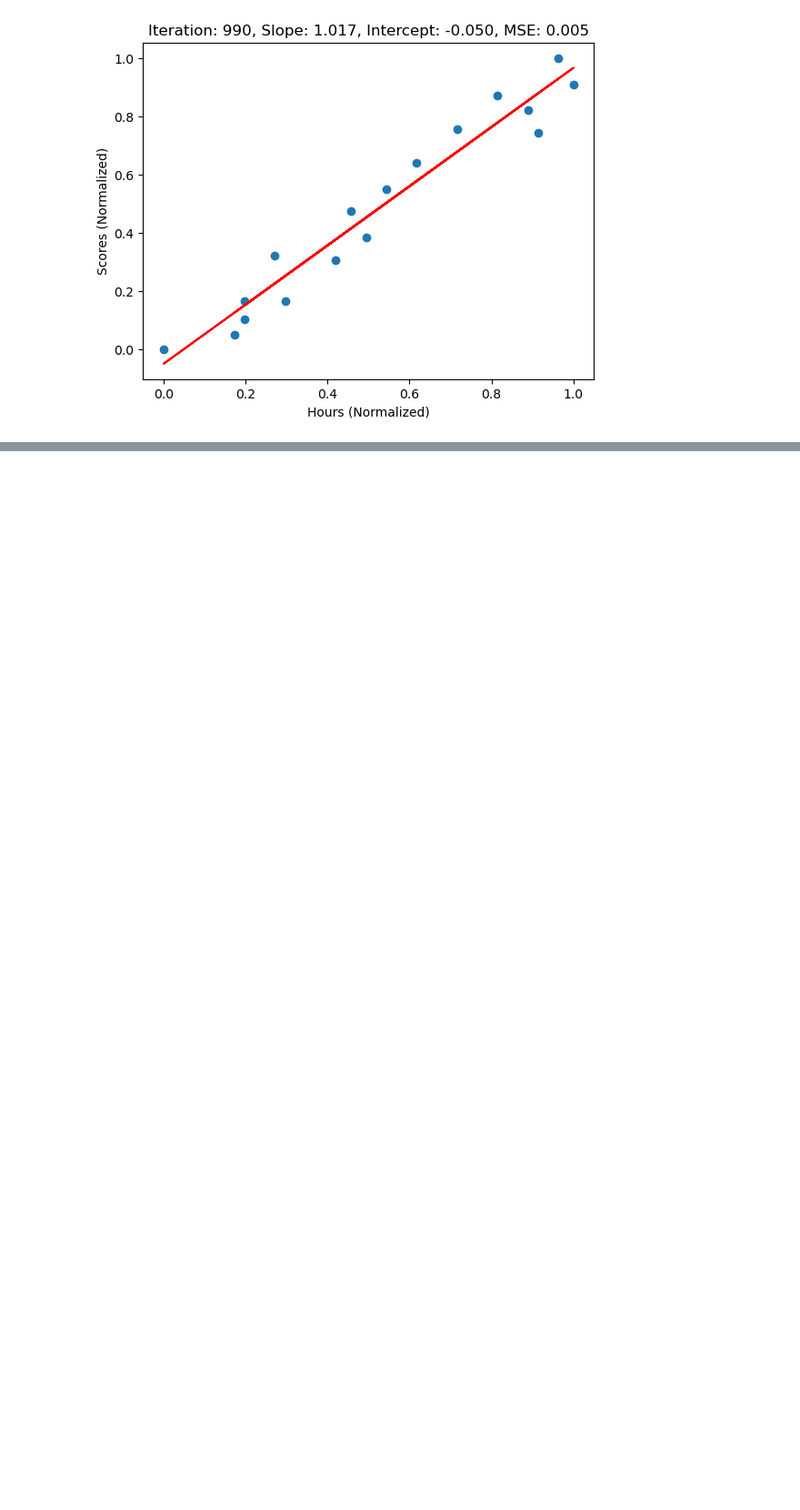
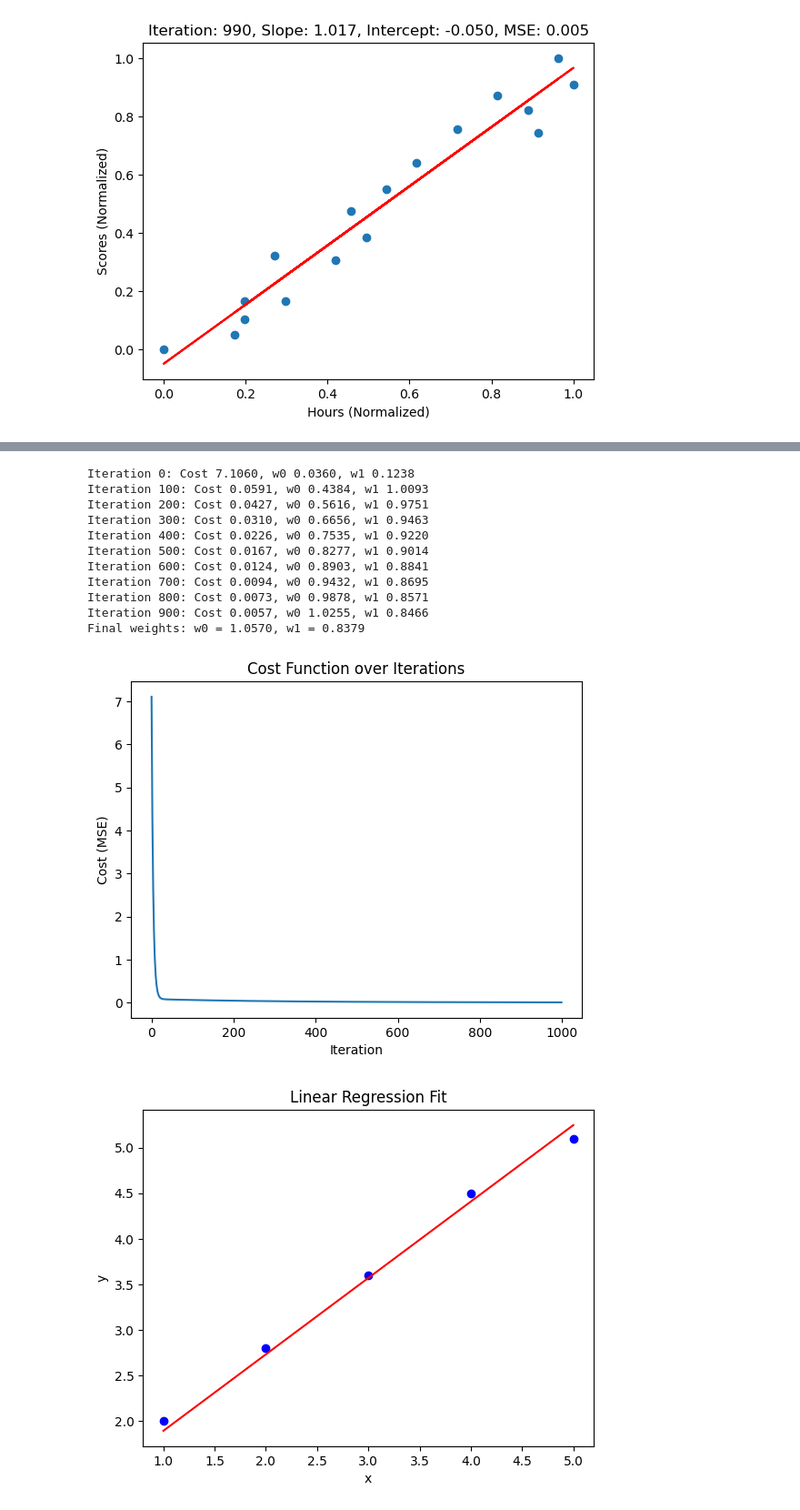
Before and after one commit to Hari-810/ML_DL, a Jupyter notebook: supervised_learning/gradient_descent/gd.ipynb, the cells around one changed output, grey strips where cells are left out. Shown at 91% size. Drawn from its saved outputs; the diff is of its cells as text; code cells hidden in the pictures; blank space fills up the shorter version.

```diff
--- a/supervised_learning/gradient_descent/gd.ipynb
+++ b/supervised_learning/gradient_descent/gd.ipynb
@@ -123,0 +128,70 @@ for i in range(0, grad.shape[0], 99):
+# %%
+import numpy as np
+import matplotlib.pyplot as plt
+
+# Sample data
+x = np.array([1, 2, 3, 4, 5])
+y = np.array([2, 2.8, 3.6, 4.5, 5.1])
+
+# Initialize parameters
+w0 = 0.0
+w1 = 0.0
+alpha = 0.01  # Learning rate
+iterations = 1000
+
+m = len(x)  # Number of data points
+
+# Gradient Descent Algorithm
+cost_history = []
+
+for i in range(iterations):
+    # Predicted y values
+    y_pred = w0 + w1 * x
+
+    # Compute the cost (Mean Squared Error)
+    cost = (1/(2*m)) * np.sum((y_pred - y)**2)
+    cost_history.append(cost)
+
+    # Compute gradients
+    gradient_w0 = (1/m) * np.sum(y_pred - y)
+    gradient_w1 = (1/m) * np.sum((y_pred - y) * x)
+
+    # Update weights
+    w0 = w0 - alpha * gradient_w0
+    w1 = w1 - alpha * gradient_w1
+
+    # Print cost and weights every 100 iterations
+    if i % 100 == 0:
+        print(f"Iteration {i}: Cost {cost:.4f}, w0 {w0:.4f}, w1 {w1:.4f}")
+
+# Final weights
+print(f"Final weights: w0 = {w0:.4f}, w1 = {w1:.4f}")
+
+# Plotting the cost function
+plt.plot(cost_history)
+plt.xlabel("Iteration")
+plt.ylabel("Cost (MSE)")
+plt.title("Cost Function over Iterations")
+plt.show()
+
+# Plotting the final linear regression line
+plt.scatter(x, y, color='blue')
+plt.plot(x, w0 + w1 * x, color='red')
+plt.xlabel("x")
+plt.ylabel("y")
+plt.title("Linear Regression Fit")
+plt.show()
+# %% [output]
+Iteration 0: Cost 7.1060, w0 0.0360, w1 0.1238
+Iteration 100: Cost 0.0591, w0 0.4384, w1 1.0093
+Iteration 200: Cost 0.0427, w0 0.5616, w1 0.9751
+Iteration 300: Cost 0.0310, w0 0.6656, w1 0.9463
+Iteration 400: Cost 0.0226, w0 0.7535, w1 0.9220
+Iteration 500: Cost 0.0167, w0 0.8277, w1 0.9014
+Iteration 600: Cost 0.0124, w0 0.8903, w1 0.8841
+Iteration 700: Cost 0.0094, w0 0.9432, w1 0.8695
+Iteration 800: Cost 0.0073, w0 0.9878, w1 0.8571
+Iteration 900: Cost 0.0057, w0 1.0255, w1 0.8466
+Final weights: w0 = 1.0570, w1 = 0.8379
+[figure, added]
+[figure, added]
```
Also changed, not shown: parts of 8 cells of this notebook, 1 other file.
